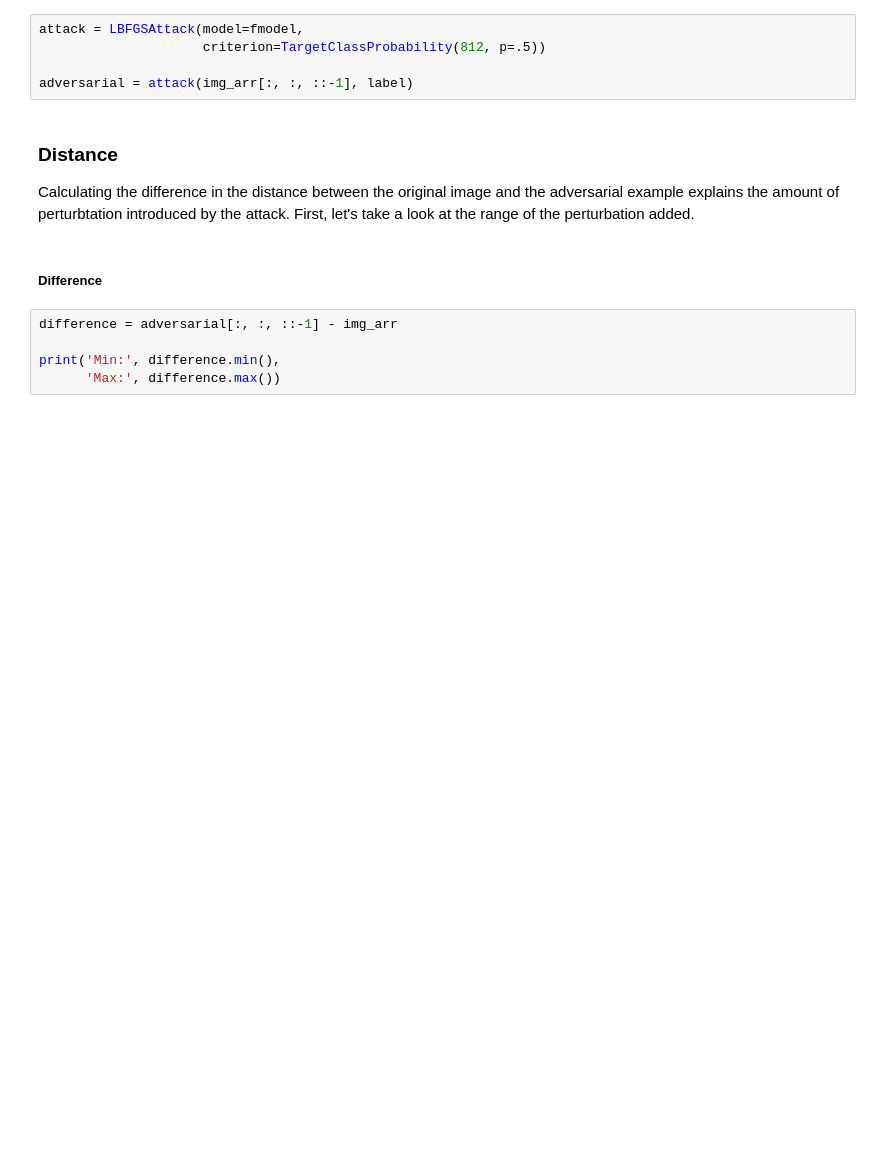
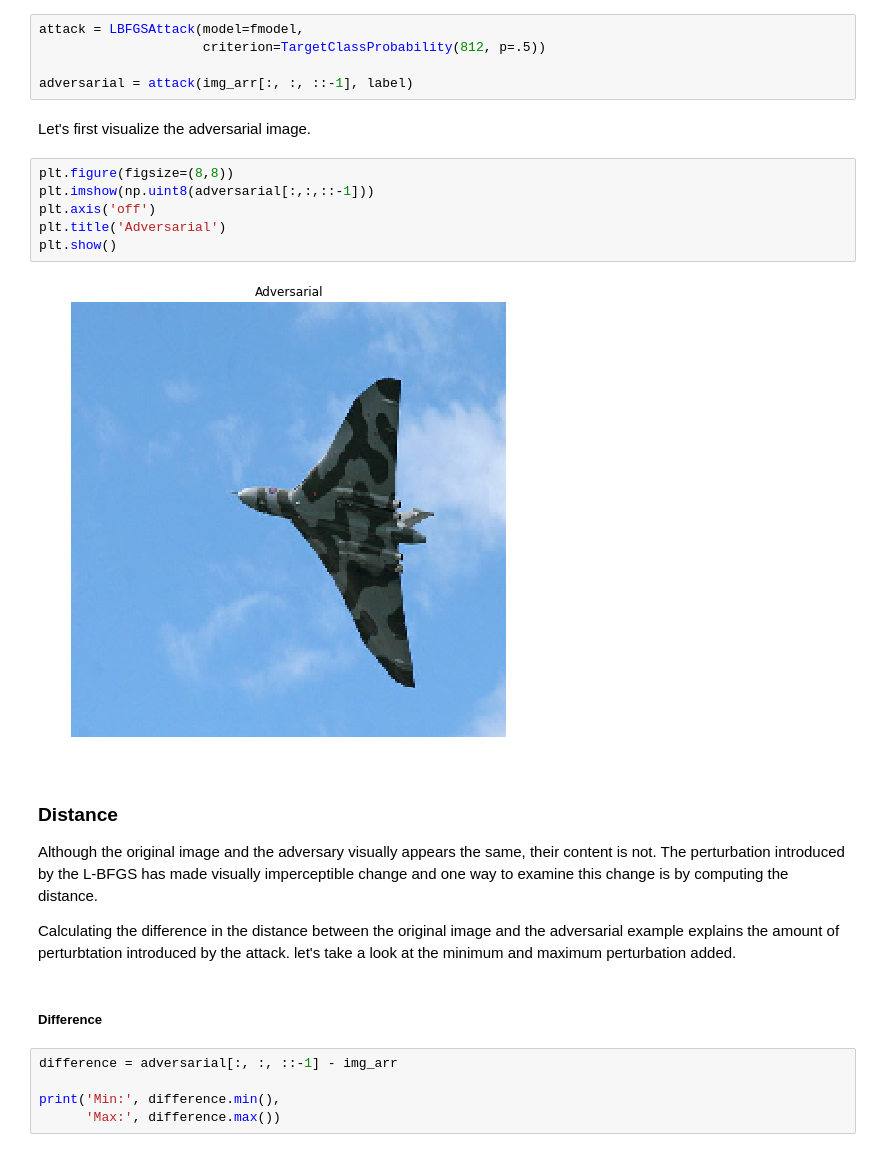
Before and after one commit to adbedada/adversarial_attack, a Jupyter notebook: notebooks/l-bfgs_targetted_attack.ipynb, the cells around one changed output. Cells and saved outputs as stored; diff of their text form; blank space fills up the shorter version.

```diff
--- a/notebooks/l-bfgs_targetted_attack.ipynb
+++ b/notebooks/l-bfgs_targetted_attack.ipynb
@@ -76,10 +75,22 @@ attack = LBFGSAttack(model=fmodel,
                      criterion=TargetClassProbability(812, p=.5))
 
 adversarial = attack(img_arr[:, :, ::-1], label)
+# %% [markdown]
+Let's first visualize the adversarial image.
+# %%
+plt.figure(figsize=(8,8))
+plt.imshow(np.uint8(adversarial[:,:,::-1]))
+plt.axis('off')
+plt.title('Adversarial')
+plt.show()
+# %% [output]
+[figure, added]
 # %% [markdown]
 ###  Distance
 
-Calculating the difference in the distance between the original image and the adversarial example explains the amount of perturbtation introduced by the attack. First, let's take a look at the range of the perturbation added.
+Although the original image and the adversary visually appears the same, their content is not. The perturbation introduced by the L-BFGS has made visually imperceptible change and one way to examine this change is by computing the distance.
+
+Calculating the difference in the distance between the original image and the adversarial example explains the amount of perturbtation introduced by the attack. let's take a look at the minimum and maximum perturbation added.
 # %% [markdown]
 ##### Difference
 # %%
```
Also changed, not shown: parts of 9 cells of this notebook.
